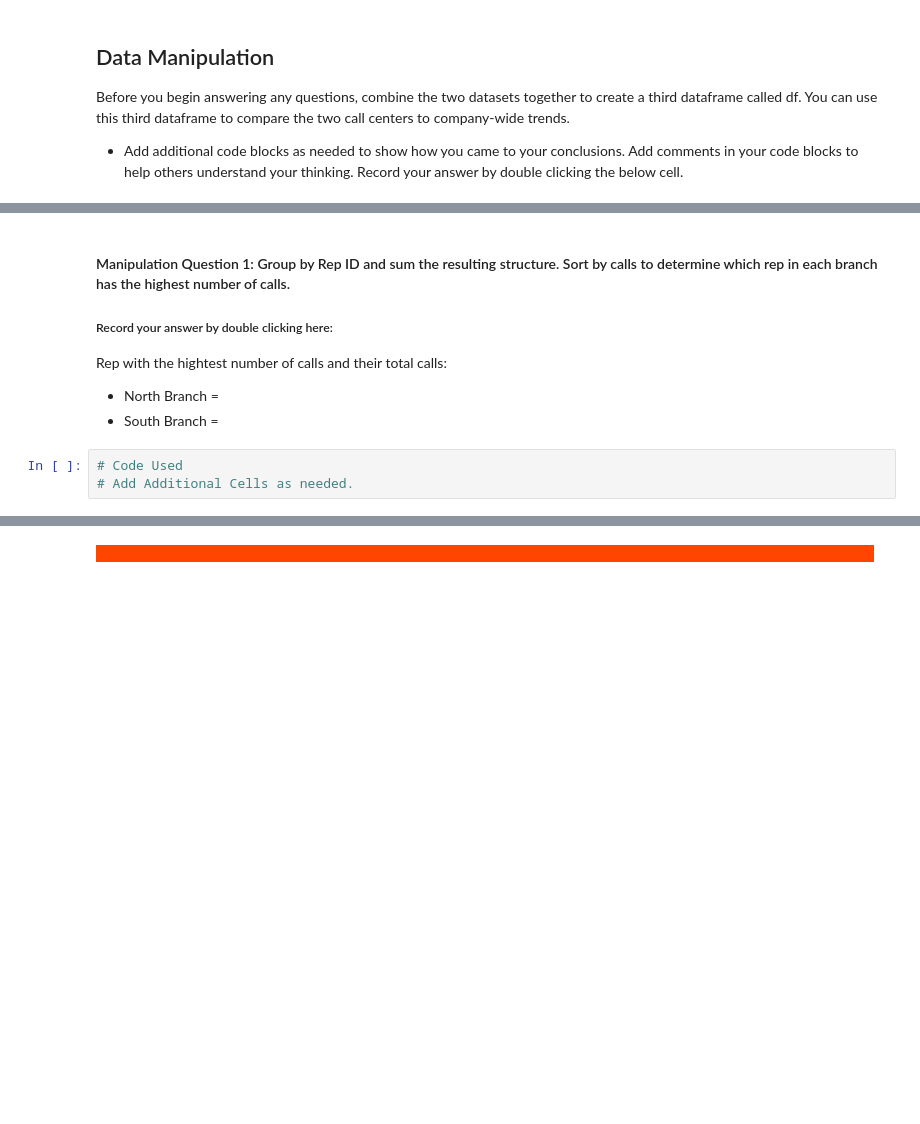
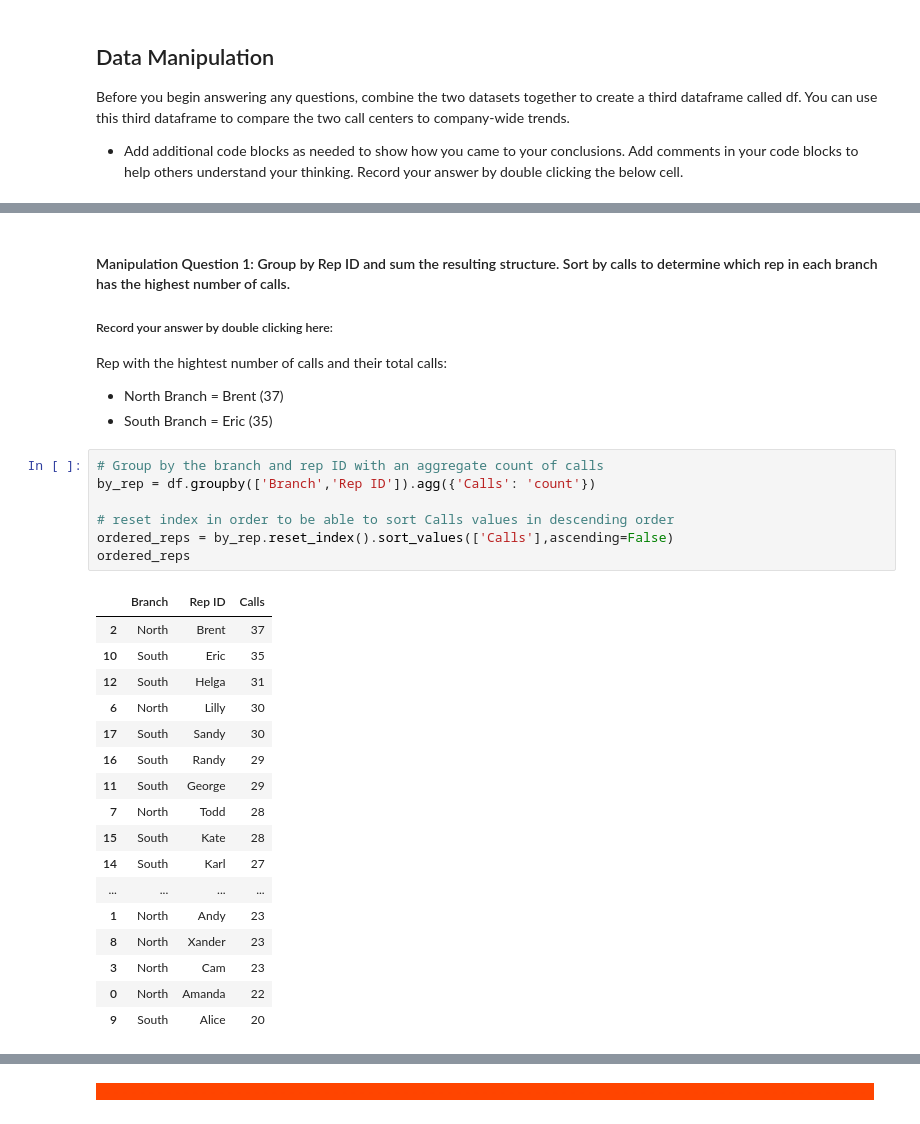
Before and after one commit to mtngrl1916/call-center-cleanup-assignment, a Jupyter notebook: Call_Center_Cleanup.ipynb, the cells around one changed output, grey strips where cells are left out. Cells and saved outputs as stored; diff of their text form; blank space fills up the shorter version.

```diff
--- a/Call_Center_Cleanup.ipynb
+++ b/Call_Center_Cleanup.ipynb
@@ -349,11 +362,33 @@ memory usage: 59.0+ KB
 
 ##### Record your answer by double clicking here:
 Rep with the hightest number of calls and their total calls:
-- North Branch =
-- South Branch =
+- North Branch = Brent (37)
+- South Branch = Eric (35)
 # %%
-# Code Used
-# Add Additional Cells as needed.
+# Group by the branch and rep ID with an aggregate count of calls
+by_rep = df.groupby(['Branch','Rep ID']).agg({'Calls': 'count'})
+
+# reset index in order to be able to sort Calls values in descending order
+ordered_reps = by_rep.reset_index().sort_values(['Calls'],ascending=False)
+ordered_reps
+# %% [output]
+|  | Branch | Rep ID | Calls |
+| 2 | North | Brent | 37 |
+| 10 | South | Eric | 35 |
+| 12 | South | Helga | 31 |
+| 6 | North | Lilly | 30 |
+| 17 | South | Sandy | 30 |
+| 16 | South | Randy | 29 |
+| 11 | South | George | 29 |
+| 7 | North | Todd | 28 |
+| 15 | South | Kate | 28 |
+| 14 | South | Karl | 27 |
+| ... | ... | ... | ... |
+| 1 | North | Andy | 23 |
+| 8 | North | Xander | 23 |
+| 3 | North | Cam | 23 |
+| 0 | North | Amanda | 22 |
+| 9 | South | Alice | 20 |
 # %% [markdown]
 #### Manipulation Question 2:  The average call abandonment rate is a KPI when it comes to determining call center efficiency. As you may recall, abandoned calls are calls where the customer hangs up due to long call times. What is the average call abandonment rate for each branch and the whole company? Do any of these fall out of the optimal range of 2-5%?
 ##### Record your answer by double clicking here:
```
Also changed, not shown: parts of 47 cells of this notebook.
